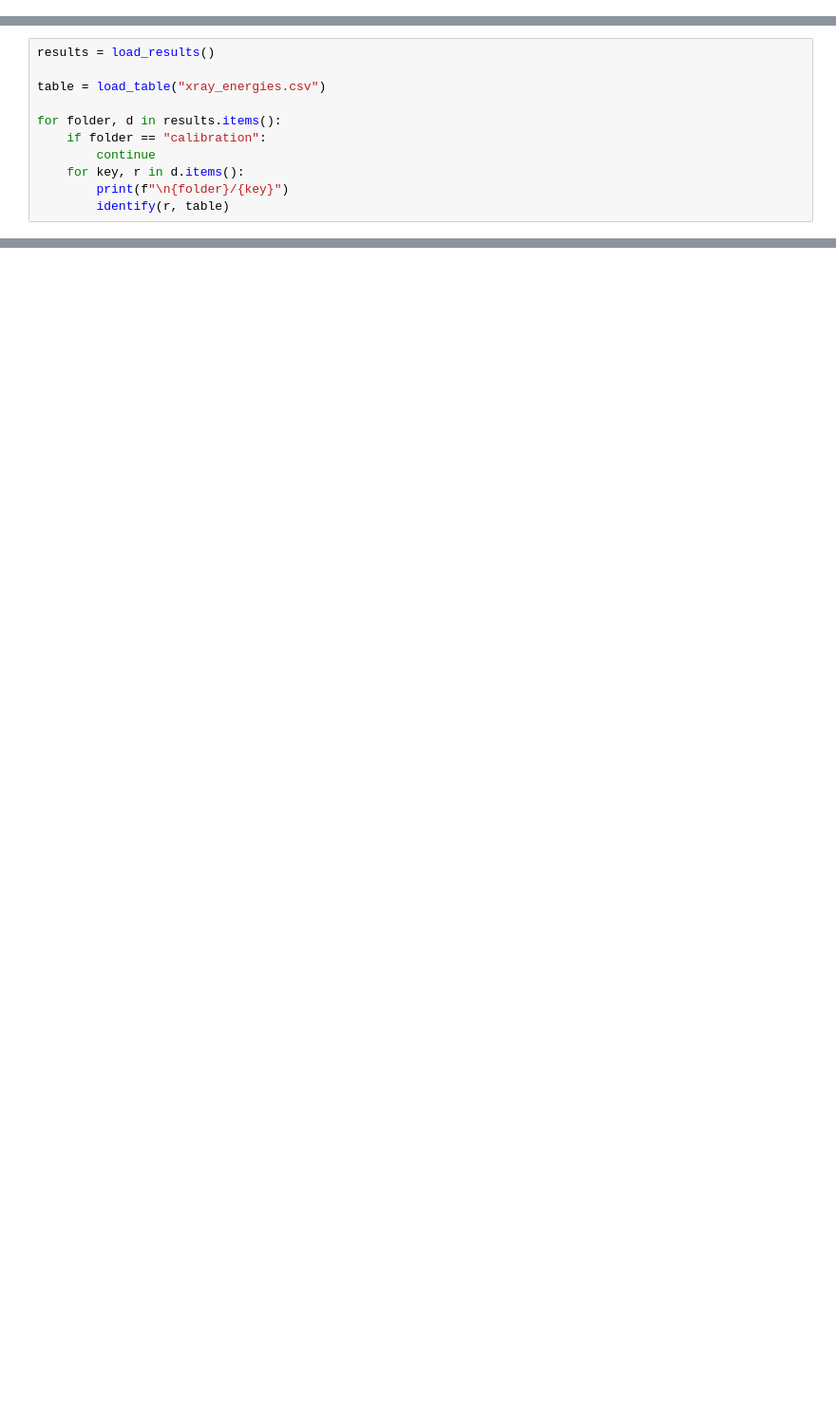
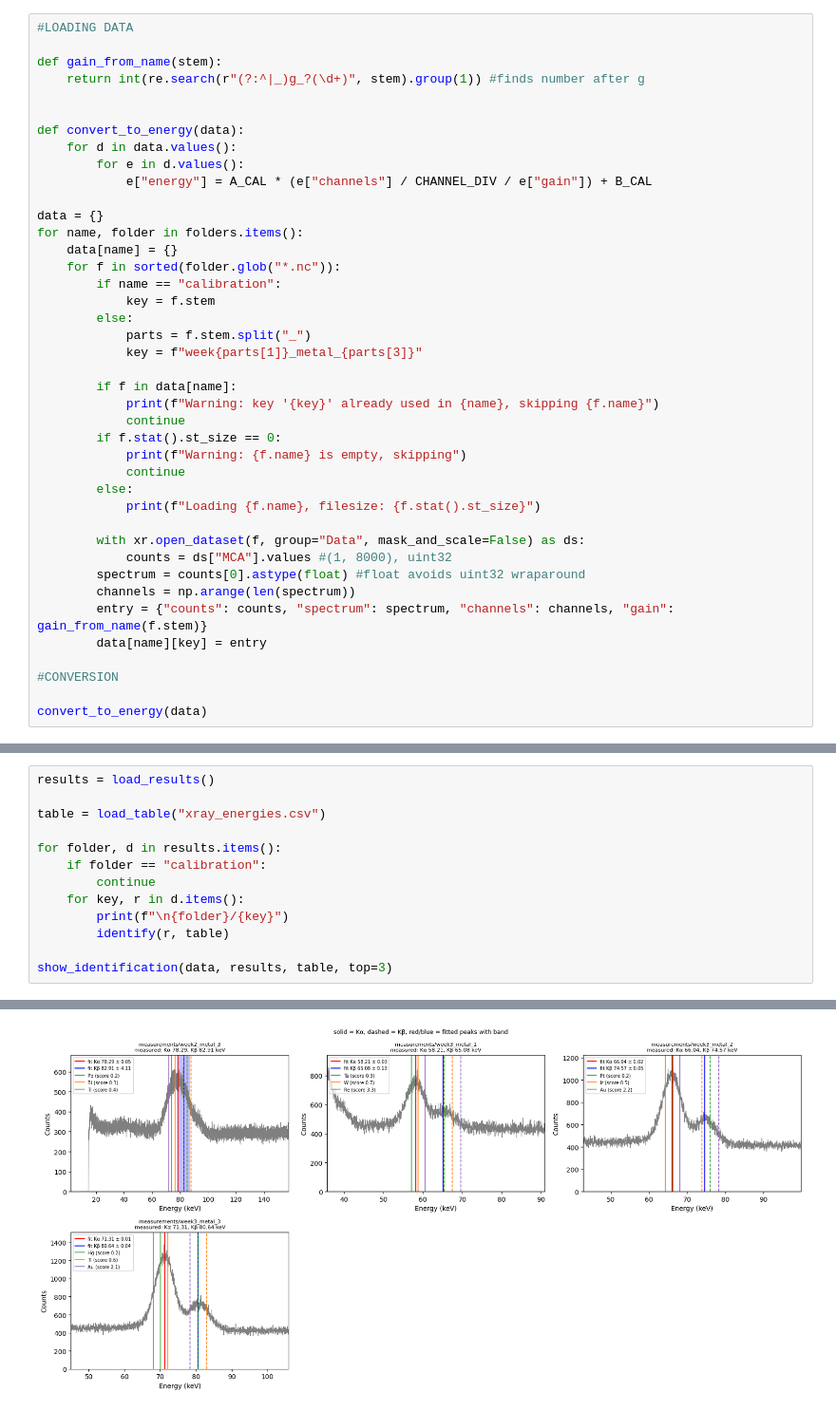
Before and after one commit to Spaantje5/Gamma-X-Ray-Spectroscopy, a Jupyter notebook: analysis.ipynb, the cells around one changed output, grey strips where cells are left out. Shown at 95% size. Cells and saved outputs as stored; diff of their text form; blank space fills up the shorter version.

Commit message:
new graph showing how close the lines actually are

```diff
--- a/analysis.ipynb
+++ b/analysis.ipynb
@@ -4,0 +28,41 @@ from fitting_GUI import *
+# %%
+#LOADING DATA
+
+def gain_from_name(stem):
+    return int(re.search(r"(?:^|_)g_?(\d+)", stem).group(1)) #finds number after g
+
+
+def convert_to_energy(data):
+    for d in data.values():
+        for e in d.values():
+            e["energy"] = A_CAL * (e["channels"] / CHANNEL_DIV / e["gain"]) + B_CAL
+
+data = {}
+for name, folder in folders.items():
+    data[name] = {}
+    for f in sorted(folder.glob("*.nc")):
+        if name == "calibration":
+            key = f.stem
+        else:
+            parts = f.stem.split("_")
+            key = f"week{parts[1]}_metal_{parts[3]}"
+
+        if f in data[name]:
+            print(f"Warning: key '{key}' already used in {name}, skipping {f.name}")
+            continue
+        if f.stat().st_size == 0:
+            print(f"Warning: {f.name} is empty, skipping")
+            continue
+        else:
+            print(f"Loading {f.name}, filesize: {f.stat().st_size}")
+
+        with xr.open_dataset(f, group="Data", mask_and_scale=False) as ds:
+            counts = ds["MCA"].values #(1, 8000), uint32
+        spectrum = counts[0].astype(float) #float avoids uint32 wraparound
+        channels = np.arange(len(spectrum))
+        entry = {"counts": counts, "spectrum": spectrum, "channels": channels, "gain": gain_from_name(f.stem)}
+        data[name][key] = entry
+
+#CONVERSION
+
+convert_to_energy(data)
@@ -36,29 +186,32 @@ def identify(r, table, top=3):
 # %%
 results = load_results()
 
 table = load_table("xray_energies.csv")
 
 for folder, d in results.items():
     if folder == "calibration":
         continue
     for key, r in d.items():
         print(f"\n{folder}/{key}")
         identify(r, table)
+
+show_identification(data, results, table, top=3)
 # %% [output]
 measurements/week2_metal_1
 Need two successful fits
 
 measurements/week2_metal_2
 Need two successful fits
 
 measurements/week2_metal_3
 measured: Kα 78.29 keV, Kβ 82.91 keV
    Pb: Kα 74.16, Kβ 85.27  (score 0.24)
    Bi: Kα 76.25, Kβ 87.69  (score 0.28)
    Tl: Kα 72.11, Kβ 82.90  (score 0.41)
 
 ... (13 lines left out)
 measured: Kα 71.31 keV, Kβ 80.64 keV
    Hg: Kα 70.10, Kβ 80.57  (score 0.22)
    Tl: Kα 72.11, Kβ 82.90  (score 0.57)
    Au: Kα 68.13, Kβ 78.29  (score 2.06)
+[figure, added]
```
Also changed, not shown: parts of 4 cells of this notebook.
